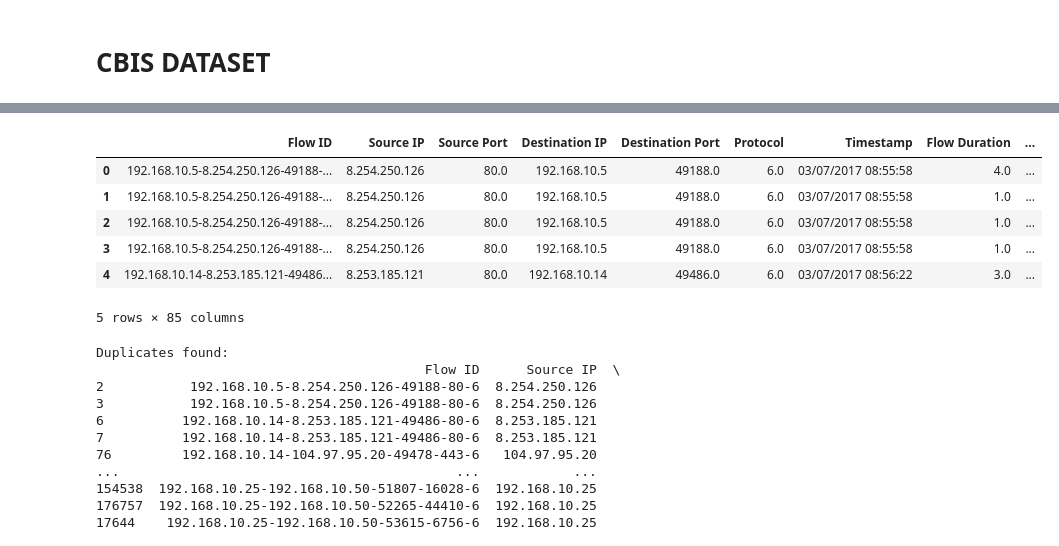
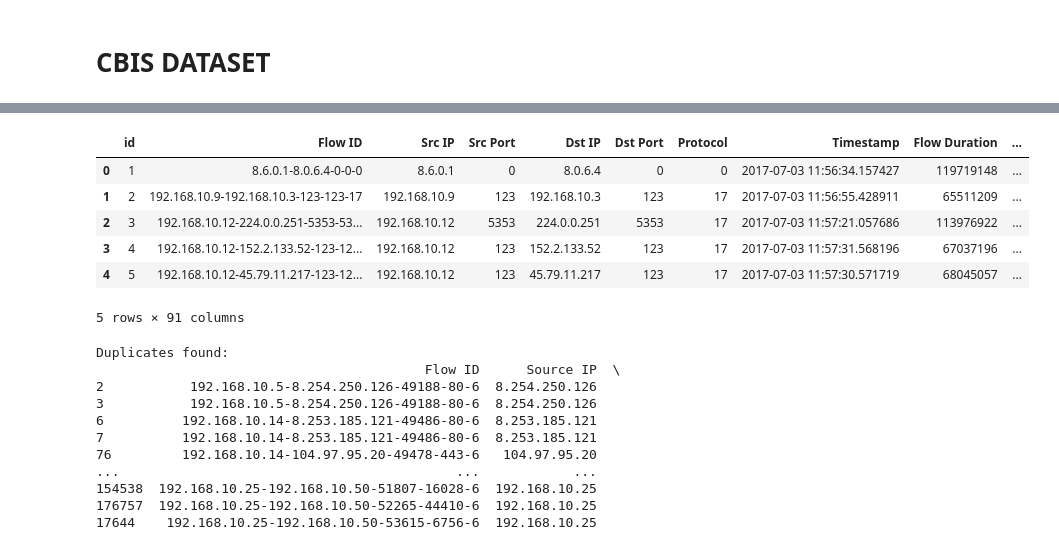
Before and after one commit to Lammirea/mlops-project, a Jupyter notebook: notebooks/network-traffic-analysis.ipynb, the cells around one changed output, grey strips where cells are left out. Drawn from its saved outputs; the diff is of its cells as text; code cells hidden in the pictures.

```diff
--- a/notebooks/network-traffic-analysis.ipynb
+++ b/notebooks/network-traffic-analysis.ipynb
@@ -31,13 +31,13 @@ Dimensions of Wednesday dataset: 496641 rows, 91 columns
 Dimensions of Thursday dataset: 362076 rows, 91 columns
 Dimensions of Friday dataset: 547557 rows, 91 columns
 # %%
-data1 = pd.concat([Monday, Tuesday, Wednesday, Thursday, Friday])
+data1 = pd.concat([Monday, Tuesday, Wednesday, Thursday])
 data1.head(5)
 # %% [output]
-|  | Flow ID | Source IP | Source Port | Destination IP | Destination Port | Protocol | Timestamp | Flow Duration | ... |
-| 0 | 192.168.10.5-8.254.250.126-49188-... | 8.254.250.126 | 80.0 | 192.168.10.5 | 49188.0 | 6.0 | 03/07/2017 08:55:58 | 4.0 | ... |
-| 1 | 192.168.10.5-8.254.250.126-49188-... | 8.254.250.126 | 80.0 | 192.168.10.5 | 49188.0 | 6.0 | 03/07/2017 08:55:58 | 1.0 | ... |
-| 2 | 192.168.10.5-8.254.250.126-49188-... | 8.254.250.126 | 80.0 | 192.168.10.5 | 49188.0 | 6.0 | 03/07/2017 08:55:58 | 1.0 | ... |
-| 3 | 192.168.10.5-8.254.250.126-49188-... | 8.254.250.126 | 80.0 | 192.168.10.5 | 49188.0 | 6.0 | 03/07/2017 08:55:58 | 1.0 | ... |
-| 4 | 192.168.10.14-8.253.185.121-49486... | 8.253.185.121 | 80.0 | 192.168.10.14 | 49486.0 | 6.0 | 03/07/2017 08:56:22 | 3.0 | ... |
+|  | id | Flow ID | Src IP | Src Port | Dst IP | Dst Port | Protocol | Timestamp | Flow Duration | ... |
+| 0 | 1 | 8.6.0.1-8.0.6.4-0-0-0 | 8.6.0.1 | 0 | 8.0.6.4 | 0 | 0 | 2017-07-03 11:56:34.157427 | 119719148 | ... |
+| 1 | 2 | 192.168.10.9-192.168.10.3-123-123-17 | 192.168.10.9 | 123 | 192.168.10.3 | 123 | 17 | 2017-07-03 11:56:55.428911 | 65511209 | ... |
+| 2 | 3 | 192.168.10.12-224.0.0.251-5353-53... | 192.168.10.12 | 5353 | 224.0.0.251 | 5353 | 17 | 2017-07-03 11:57:21.057686 | 113976922 | ... |
+| 3 | 4 | 192.168.10.12-152.2.133.52-123-12... | 192.168.10.12 | 123 | 152.2.133.52 | 123 | 17 | 2017-07-03 11:57:31.568196 | 67037196 | ... |
+| 4 | 5 | 192.168.10.12-45.79.11.217-123-12... | 192.168.10.12 | 123 | 45.79.11.217 | 123 | 17 | 2017-07-03 11:57:30.571719 | 68045057 | ... |
-5 rows × 85 columns
+5 rows × 91 columns
```
Also changed, not shown: parts of 2 cells of this notebook, 4 other files.
